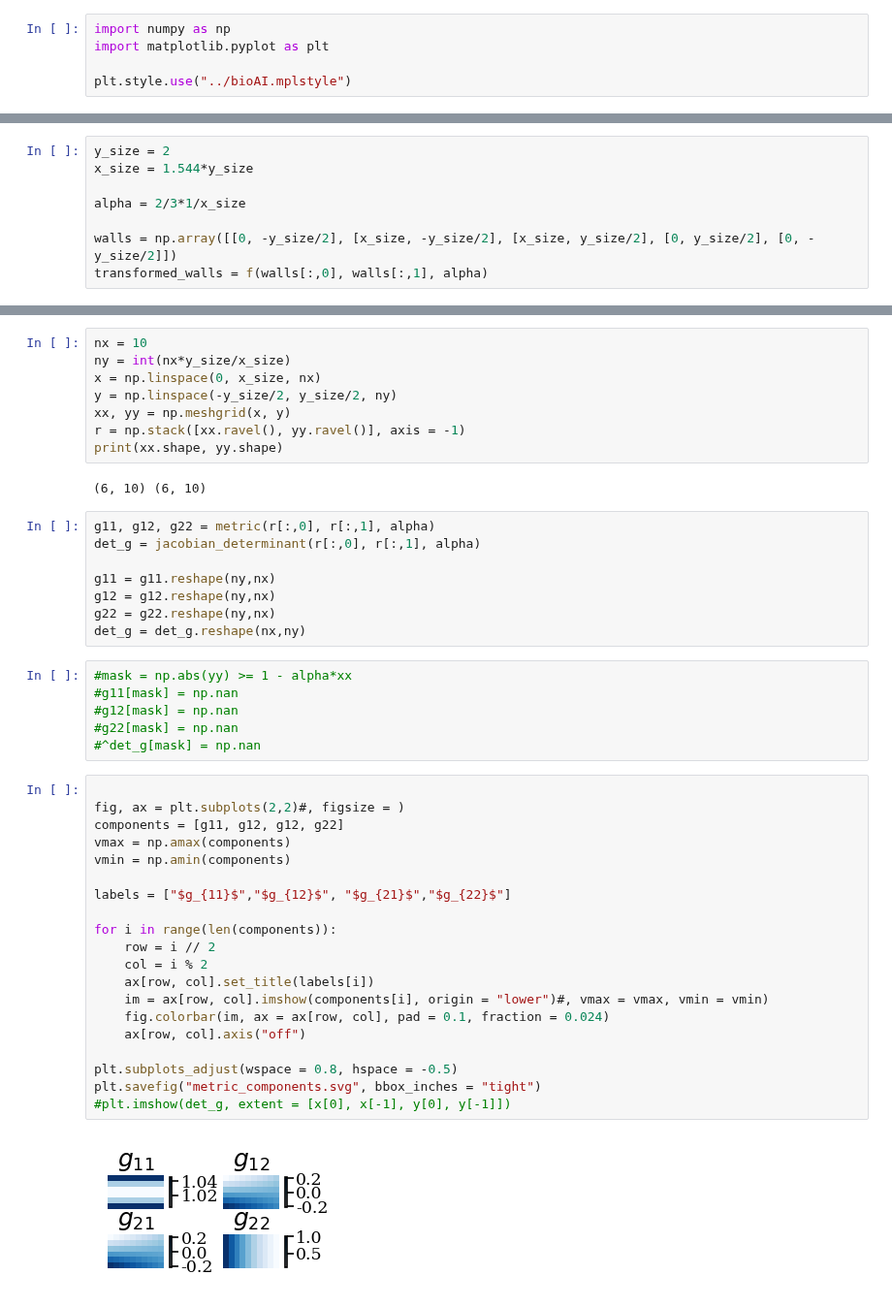
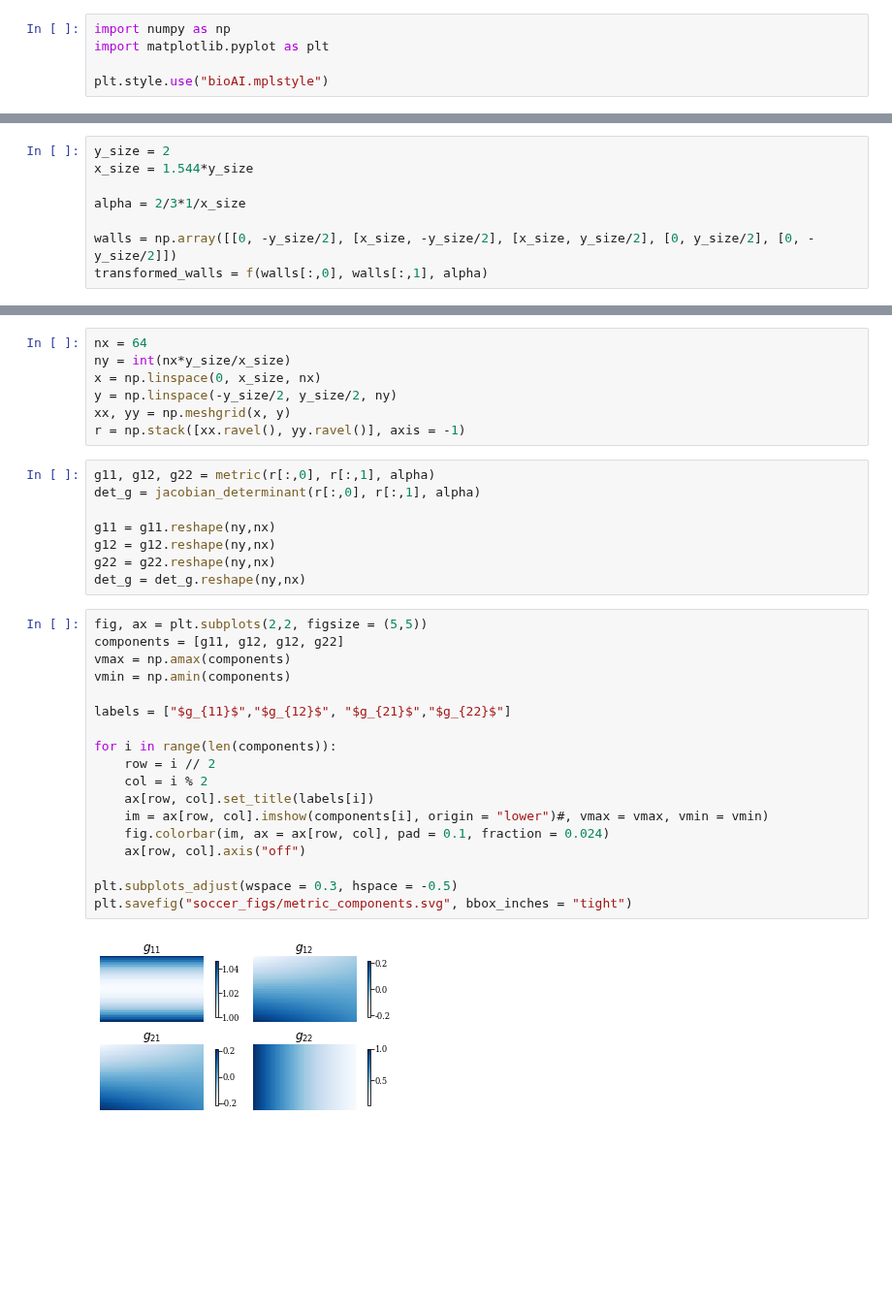
Before and after one commit to bioAI-Oslo/CI-grid-cells, a Jupyter notebook: figure-generating-notebooks/soccer.ipynb, the cells around one changed output, grey strips where cells are left out. Shown at 97% size. Saved outputs shown, nothing was run; the diff lists cells and outputs as text; blank space fills up the shorter version.

```diff
--- a/figure-generating-notebooks/soccer.ipynb
+++ b/figure-generating-notebooks/soccer.ipynb
@@ -2,7 +2,7 @@
 import numpy as np
 import matplotlib.pyplot as plt
 
-plt.style.use("../bioAI.mplstyle")
+plt.style.use("bioAI.mplstyle")
 # %%
 def f(x, y, alpha):
     return np.stack((x, -alpha*x*y + y), axis = -1)
@@ -38,13 +38,10 @@ plt.axis("equal")
 # %%
-nx = 10
+nx = 64
 ny = int(nx*y_size/x_size)
 x = np.linspace(0, x_size, nx)
 y = np.linspace(-y_size/2, y_size/2, ny)
 xx, yy = np.meshgrid(x, y)
 r = np.stack([xx.ravel(), yy.ravel()], axis = -1)
-print(xx.shape, yy.shape)
-# %% [output]
-(6, 10) (6, 10)
 # %%
 g11, g12, g22 = metric(r[:,0], r[:,1], alpha)
 det_g = jacobian_determinant(r[:,0], r[:,1], alpha)
@@ -52,32 +49,24 @@ det_g = jacobian_determinant(r[:,0], r[:,1], alpha)
 g11 = g11.reshape(ny,nx)
 g12 = g12.reshape(ny,nx)
 g22 = g22.reshape(ny,nx)
-det_g = det_g.reshape(nx,ny)
+det_g = det_g.reshape(ny,nx)
-# %%
-#mask = np.abs(yy) >= 1 - alpha*xx
-#g11[mask] = np.nan
-#g12[mask] = np.nan
-#g22[mask] = np.nan
-#^det_g[mask] = np.nan
 # %%
-
-fig, ax = plt.subplots(2,2)#, figsize = )
+fig, ax = plt.subplots(2,2, figsize = (5,5))
 components = [g11, g12, g12, g22]
 vmax = np.amax(components)
 vmin = np.amin(components)
 
 labels = ["$g_{11}$","$g_{12}$", "$g_{21}$","$g_{22}$"]
 
 for i in range(len(components)):
     row = i // 2
     col = i % 2
     ax[row, col].set_title(labels[i])
     im = ax[row, col].imshow(components[i], origin = "lower")#, vmax = vmax, vmin = vmin)
     fig.colorbar(im, ax = ax[row, col], pad = 0.1, fraction = 0.024)
     ax[row, col].axis("off")
 
-plt.subplots_adjust(wspace = 0.8, hspace = -0.5)
-plt.savefig("metric_components.svg", bbox_inches = "tight")
-#plt.imshow(det_g, extent = [x[0], x[-1], y[0], y[-1]])
+plt.subplots_adjust(wspace = 0.3, hspace = -0.5)
+plt.savefig("soccer_figs/metric_components.svg", bbox_inches = "tight")
 # %% [output]
-[figure, old version]
+[figure, new version]
```
Also changed, not shown: parts of 8 cells of this notebook, 8 other files.
